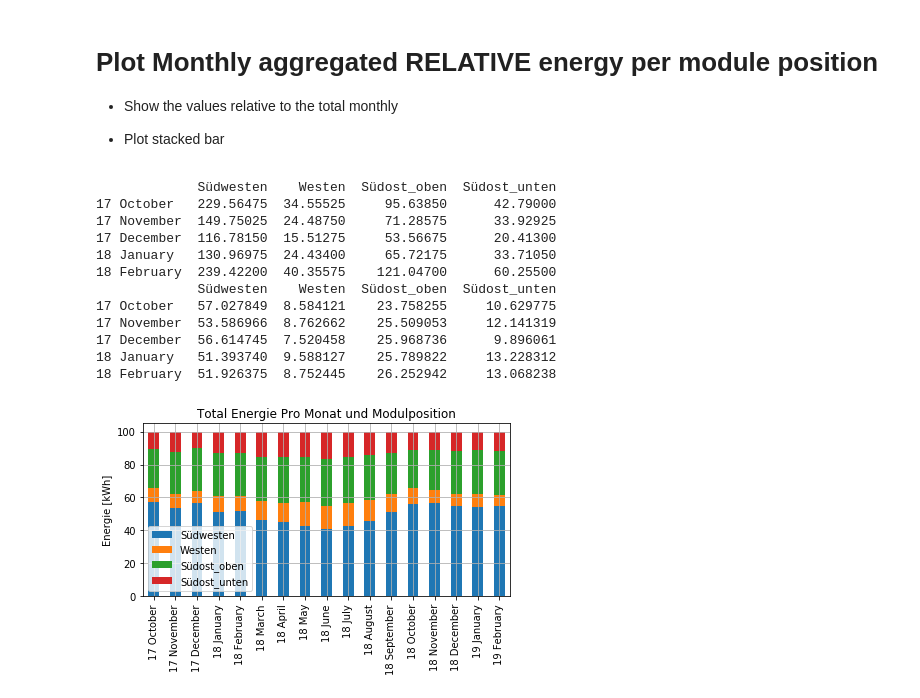
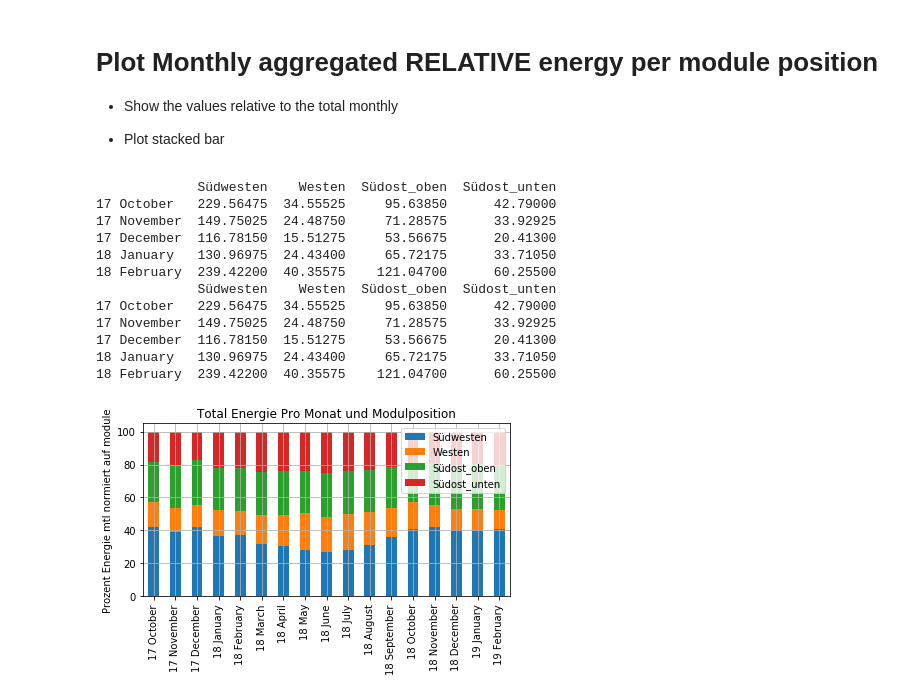
Before and after one commit to kromerh/solarAnalytics, a Jupyter notebook: investigateModules/investigation_of_modules.ipynb, the cells around one changed output. Cells and saved outputs as stored; diff of their text form; code cells hidden in the pictures.

Commit message:
output per module

```diff
--- a/investigateModules/investigation_of_modules.ipynb
+++ b/investigateModules/investigation_of_modules.ipynb
@@ -177,34 +177,46 @@ plt.show()
 # %%
 # Create a new dataframe with the relative aggregated data
 print(df_monthly_agg.head())
 
-df_monthly_agg['row_sum'] = df_monthly_agg.sum(axis='columns')
 
-df_monthly_agg = df_monthly_agg.divide(df_monthly_agg['row_sum'], axis='rows') * 100
 
-df_monthly_agg = df_monthly_agg.drop(columns=['row_sum'])
+# divide by number of modules
+df_monthly_agg_norm = pd.DataFrame()
+for pos in module_position:
+    g = df_monthly_agg.loc[:, pos].divide(len(module_position[pos]))
+    df_monthly_agg_norm[pos] = g
+
+
+df_monthly_agg_norm['row_sum'] = df_monthly_agg_norm.sum(axis='columns')
+# relative monthly
+df_monthly_agg_norm = df_monthly_agg_norm.divide(df_monthly_agg_norm['row_sum'], axis='rows') * 100
+df_monthly_agg_norm = df_monthly_agg_norm.drop(columns=['row_sum'])
+
+
+
+
 print(df_monthly_agg.head())
 
-df_monthly_agg.plot(kind='bar', stacked=True)
+df_monthly_agg_norm.plot(kind='bar', stacked=True)
 _ = plt.title('Total Energie Pro Monat und Modulposition')
-_ = plt.ylabel('Prozent Energie mtl [kWh]')
+_ = plt.ylabel('Prozent Energie mtl normiert auf module')
 _ = plt.grid()
 _ = plt.tight_layout()
 # output figure
 filename_fig = f'{directory}/{currentDT.year}-{currentDT.month}-{currentDT.day}_solarData.monthly.relative'
 plt.savefig(filename_fig + '.png', dpi=600)
 plt.show()
 # %% [output]
              Südwesten    Westen  Südost_oben  Südost_unten
 17 October   229.56475  34.55525     95.63850      42.79000
 17 November  149.75025  24.48750     71.28575      33.92925
 17 December  116.78150  15.51275     53.56675      20.41300
 18 January   130.96975  24.43400     65.72175      33.71050
 18 February  239.42200  40.35575    121.04700      60.25500
              Südwesten    Westen  Südost_oben  Südost_unten
-17 October   57.027849  8.584121    23.758255     10.629775
-17 November  53.586966  8.762662    25.509053     12.141319
-17 December  56.614745  7.520458    25.968736      9.896061
-18 January   51.393740  9.588127    25.789822     13.228312
-18 February  51.926375  8.752445    26.252942     13.068238
+17 October   229.56475  34.55525     95.63850      42.79000
+17 November  149.75025  24.48750     71.28575      33.92925
+17 December  116.78150  15.51275     53.56675      20.41300
+18 January   130.96975  24.43400     65.72175      33.71050
+18 February  239.42200  40.35575    121.04700      60.25500
-[figure, old version]
+[figure, new version]
```
